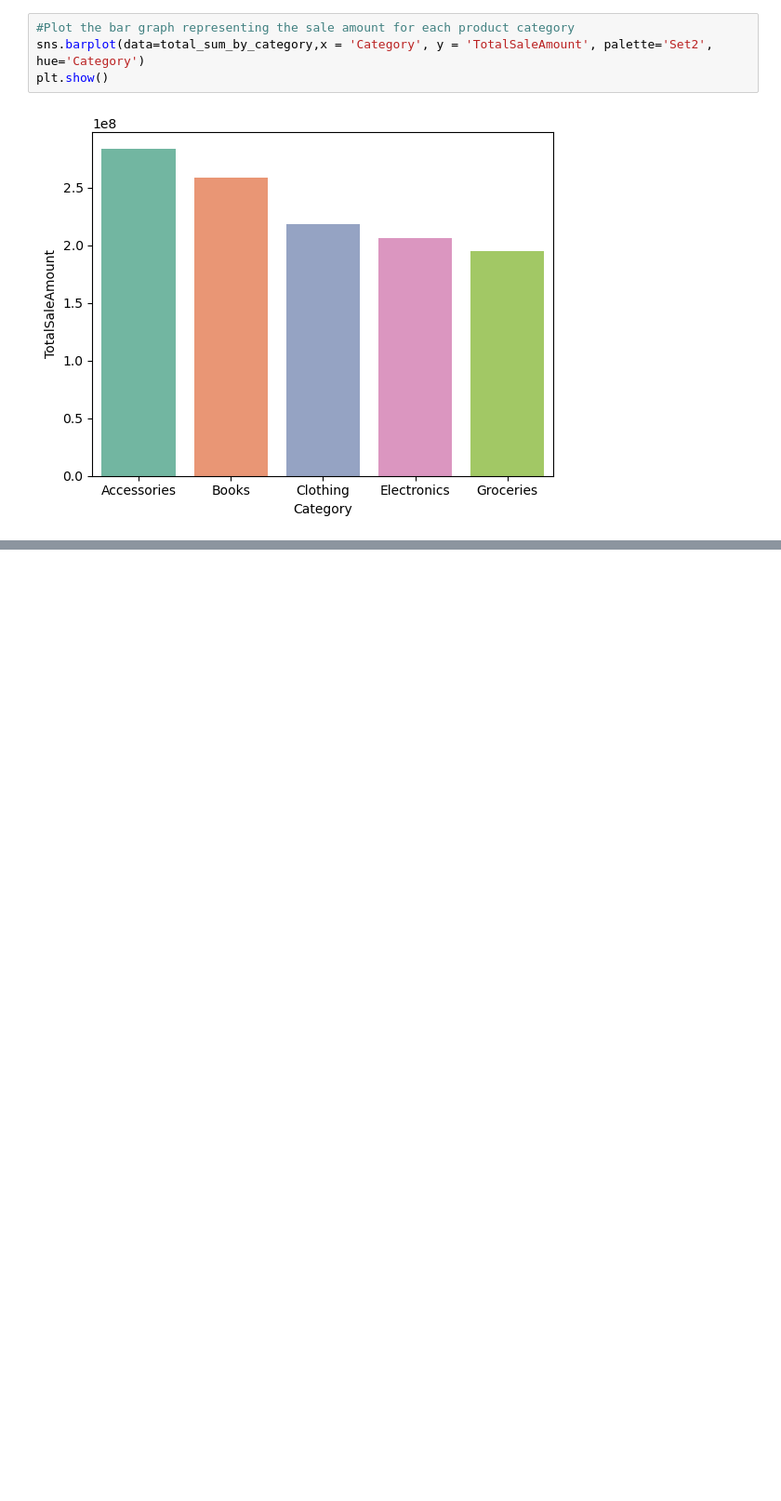
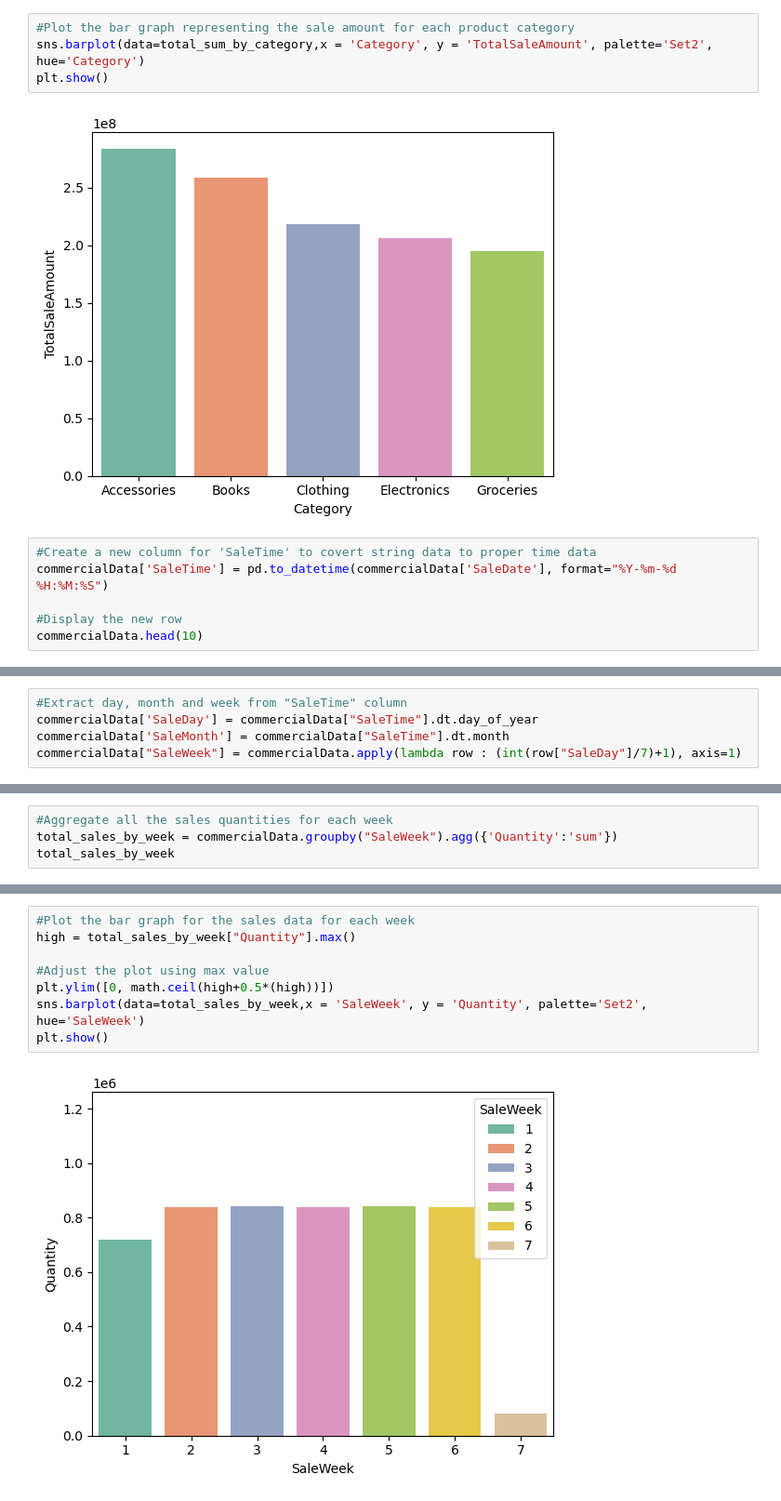
Before and after one commit to priyadarshi2/Data_Science_Internship, a Jupyter notebook: Advance_Pandas/advanced_pandas.ipynb, the cells around one changed output, grey strips where cells are left out. Shown at 93% size. Saved outputs shown, nothing was run; the diff lists cells and outputs as text; blank space fills up the shorter version.

```diff
--- a/Advance_Pandas/advanced_pandas.ipynb
+++ b/Advance_Pandas/advanced_pandas.ipynb
@@ -168,3 +174,9 @@ sns.barplot(data=total_sum_by_category,x = 'Category', y = 'TotalSaleAmount', pa
 plt.show()
 # %% [output]
 [figure]
+# %%
+#Create a new column for 'SaleTime' to covert string data to proper time data
+commercialData['SaleTime'] = pd.to_datetime(commercialData['SaleDate'], format="%Y-%m-%d %H:%M:%S")
+
+#Display the new row
+commercialData.head(10)
@@ -170,0 +195,5 @@ plt.show()
+# %%
+#Extract day, month and week from "SaleTime" column
+commercialData['SaleDay'] = commercialData["SaleTime"].dt.day_of_year
+commercialData['SaleMonth'] = commercialData["SaleTime"].dt.month
+commercialData["SaleWeek"] = commercialData.apply(lambda row : (int(row["SaleDay"]/7)+1), axis=1)
@@ -170,0 +215,4 @@ plt.show()
+# %%
+#Aggregate all the sales quantities for each week
+total_sales_by_week = commercialData.groupby("SaleWeek").agg({'Quantity':'sum'})
+total_sales_by_week
@@ -170,0 +229,10 @@ plt.show()
+# %%
+#Plot the bar graph for the sales data for each week
+high = total_sales_by_week["Quantity"].max()
+
+#Adjust the plot using max value
+plt.ylim([0, math.ceil(high+0.5*(high))])
+sns.barplot(data=total_sales_by_week,x = 'SaleWeek', y = 'Quantity', palette='Set2', hue='SaleWeek')
+plt.show()
+# %% [output]
+[figure, added]
```
Also changed, not shown: parts of 12 cells of this notebook.
